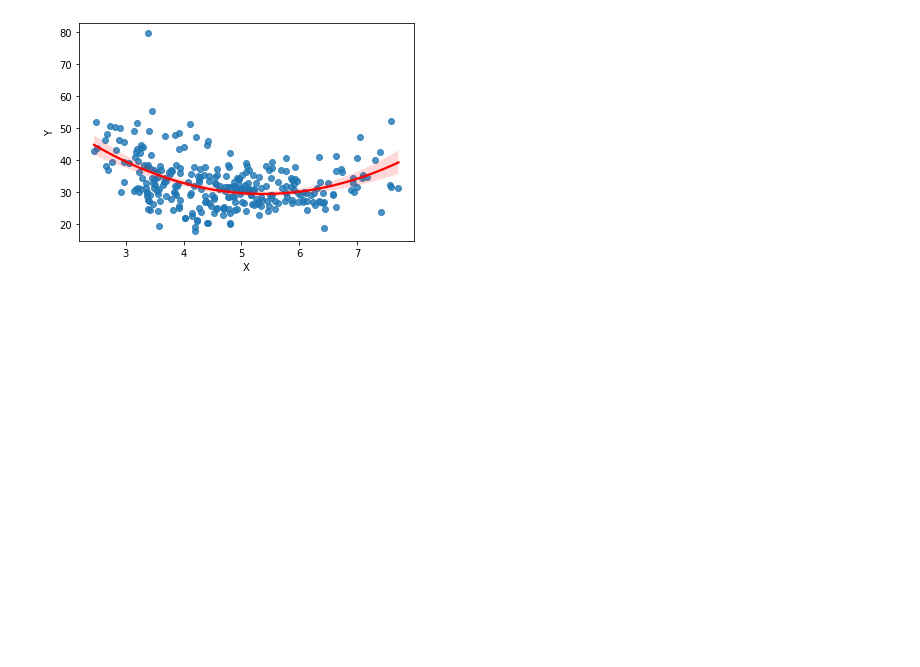
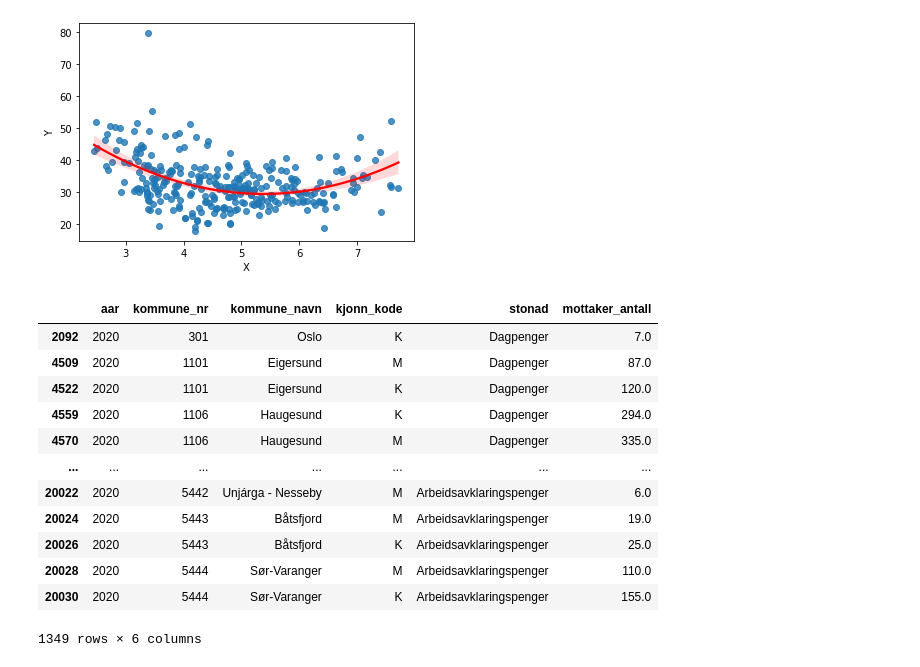
Before and after one commit to MrAldrin/div_prosjekter, a Jupyter notebook: nav_interview/inspection.ipynb, the cells around one changed output. Saved outputs shown, nothing was run; the diff lists cells and outputs as text; code cells hidden in the pictures; blank space fills up the shorter version.

```diff
--- a/nav_interview/inspection.ipynb
+++ b/nav_interview/inspection.ipynb
@@ -304,3 +304,20 @@ sns.regplot(x="X", y="Y", data = regplot_data, order=2, line_kws=dict(color="r")
 # %% [output]
 <AxesSubplot:xlabel='X', ylabel='Y'>
 [figure]
+# %%
+df_1 = df[df["aar"] == 2020]
+df_1
+# %% [output]
+|  | aar | kommune_nr | kommune_navn | kjonn_kode | stonad | mottaker_antall |
+| 2092 | 2020 | 301 | Oslo | K | Dagpenger | 7.0 |
+| 4509 | 2020 | 1101 | Eigersund | M | Dagpenger | 87.0 |
+| 4522 | 2020 | 1101 | Eigersund | K | Dagpenger | 120.0 |
+| 4559 | 2020 | 1106 | Haugesund | K | Dagpenger | 294.0 |
+| 4570 | 2020 | 1106 | Haugesund | M | Dagpenger | 335.0 |
+| ... | ... | ... | ... | ... | ... | ... |
+| 20022 | 2020 | 5442 | Unjárga - Nesseby | M | Arbeidsavklaringspenger | 6.0 |
+| 20024 | 2020 | 5443 | Båtsfjord | M | Arbeidsavklaringspenger | 19.0 |
+| 20026 | 2020 | 5443 | Båtsfjord | K | Arbeidsavklaringspenger | 25.0 |
+| 20028 | 2020 | 5444 | Sør-Varanger | M | Arbeidsavklaringspenger | 110.0 |
+| 20030 | 2020 | 5444 | Sør-Varanger | K | Arbeidsavklaringspenger | 155.0 |
+1349 rows × 6 columns
```
Also changed, not shown: parts of 3 cells of this notebook.
